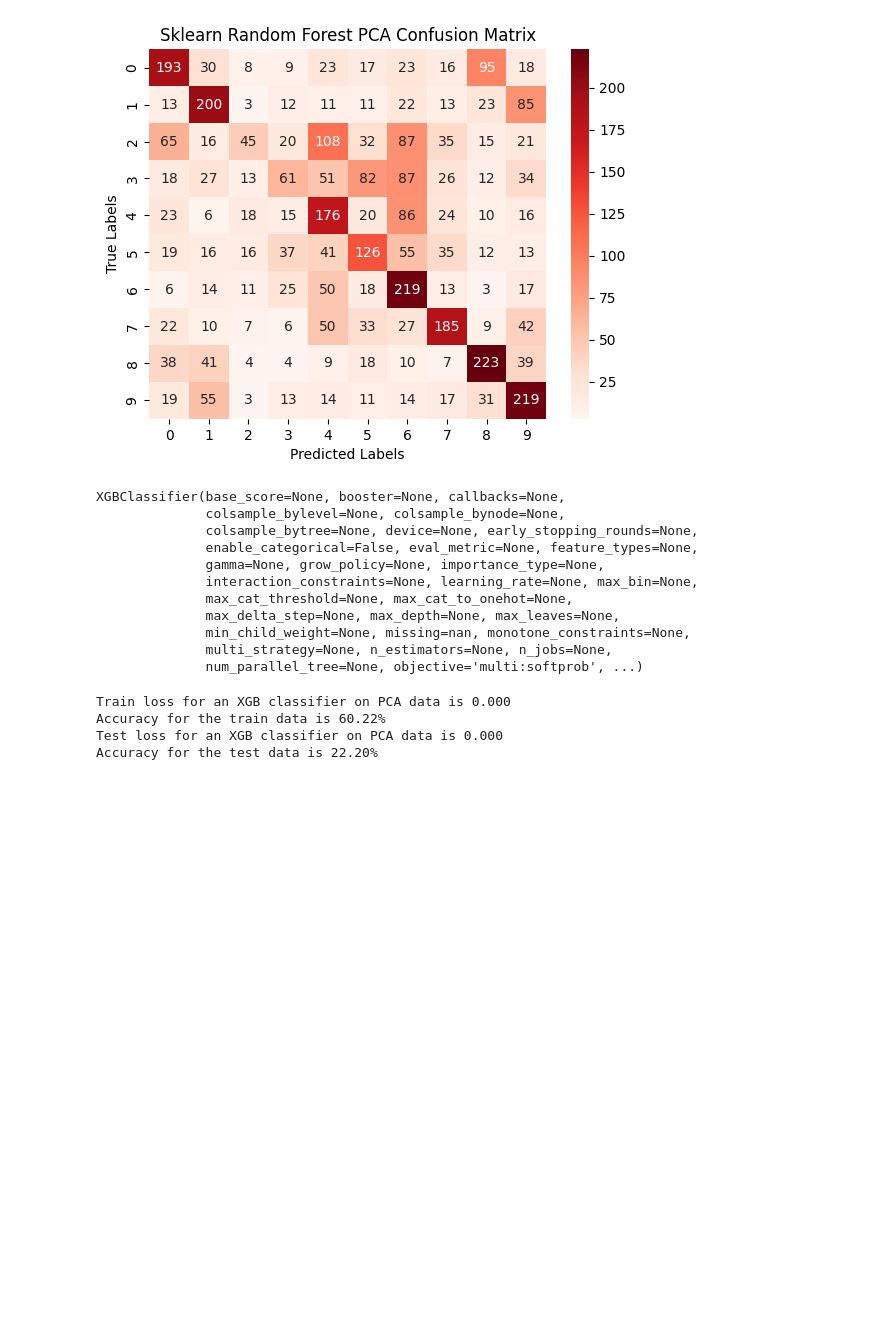
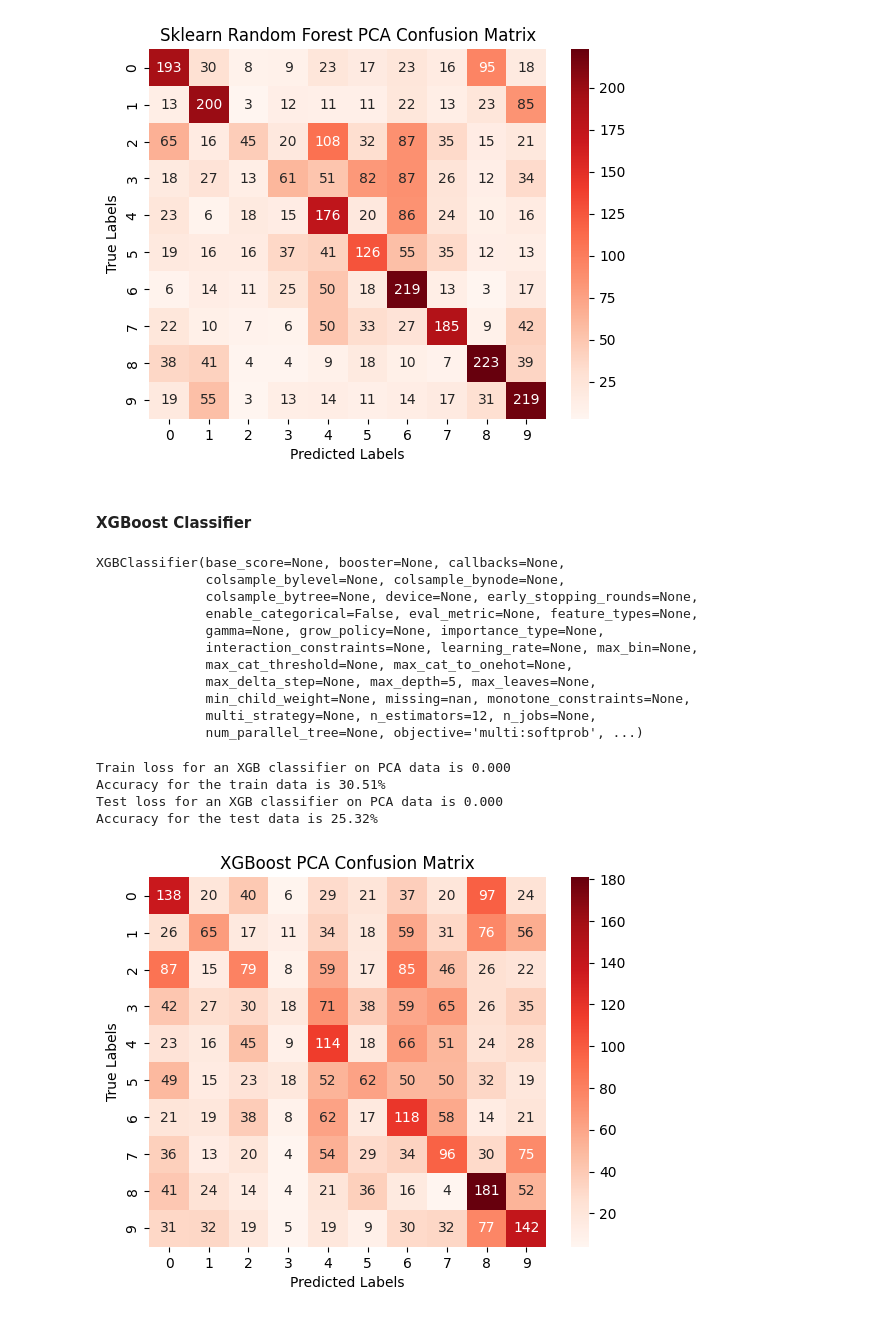
Before and after one commit to anderdc/cifar-10, a Jupyter notebook: models/ensembles.ipynb, the cells around one changed output. Drawn from its saved outputs; the diff is of its cells as text; code cells hidden in the pictures; blank space fills up the shorter version.

```diff
--- a/models/random_forests.ipynb
+++ b/models/ensembles.ipynb
@@ -154,23 +175,36 @@ plt.title("Sklearn Random Forest PCA Confusion Matrix")
 plt.show()
 # %% [output]
 [figure]
+# %% [markdown]
+#### XGBoost Classifier
 # %%
 # encoding the labels there is no error throw from .fit
 le = LabelEncoder()
 y_train_new = le.fit_transform(y_train)
+# y_train_new = np.asarray(y_train, dtype='int64')
 
 # this is also a way to fix that issue ^
-y_test_new = np.asarray(y_test, dtype='int64')
+# y_test_new = np.asarray(y_test, dtype='int64')
 y_test_new = le.transform(y_test)
 
 
-rf = XGBClassifier()
+rf = XGBClassifier(n_estimators=12, max_depth=5)
+'''
+n_estimators = number of trees, but in xtreme gradient boosting it also means number of boosting rounds
+max_depth = max tree depth
+gamma = min loss reduction required to make further partition on a leaf node of the tree
+reg_alpha = L1 regularization term
+reg_lambda = L2 regularization term
+colsample_bytree = the fraction of features used for each tree, between 0 and 1
+'''
+
 '''
 the XGBRFClassifier is a 'standard' implementation of a random forest classifier that builds trees independently in parallel
 the XGBClassifier is a gradient boosted framework that builds trees sequentially, each subsequent tree tries to
 correct the error of the previous, and the final outcome is a weighted sum of the trees. More weight is given to trees
 that better correct the previous error... thus this is not a 'true' random forest, but still an ensemble model
 '''
+
 rf.fit(X_train_pca, y_train_new)
 # %% [output]
 XGBClassifier(base_score=None, booster=None, callbacks=None,
@@ -180,11 +214,14 @@ XGBClassifier(base_score=None, booster=None, callbacks=None,
               gamma=None, grow_policy=None, importance_type=None,
               interaction_constraints=None, learning_rate=None, max_bin=None,
               max_cat_threshold=None, max_cat_to_onehot=None,
-              max_delta_step=None, max_depth=None, max_leaves=None,
+              max_delta_step=None, max_depth=5, max_leaves=None,
               min_child_weight=None, missing=nan, monotone_constraints=None,
-              multi_strategy=None, n_estimators=None, n_jobs=None,
+              multi_strategy=None, n_estimators=12, n_jobs=None,
               num_parallel_tree=None, objective='multi:softprob', ...)
 # %%
+labels = [str(x) for x in range(10)]
+
+# I couldn't get loss to work + didn't feel like putting in the effort to do that
 y_pred_train_pca = rf.predict_proba(X_train_pca)
 loss = log_loss(y_train_new, y_pred_train_pca, labels = labels)
 print(f'Train loss for an XGB classifier on PCA data is {loss:.3f}')
@@ -202,6 +239,17 @@ acc = accuracy_score(y_test_new, y_pred_test_pca, normalize=True)
 print(f'Accuracy for the test data is {acc*100:.2f}%')
 # %% [output]
 Train loss for an XGB classifier on PCA data is 0.000
-Accuracy for the train data is 60.22%
+Accuracy for the train data is 30.51%
 Test loss for an XGB classifier on PCA data is 0.000
-Accuracy for the test data is 22.20%
+Accuracy for the test data is 25.32%
+# %%
+# confusion matrix
+cm = confusion_matrix(y_test_new, y_pred_test_pca)
+
+sns.heatmap(cm, annot=True, fmt="d", cmap="Reds")
+plt.xlabel("Predicted Labels")
+plt.ylabel("True Labels")
+plt.title("XGBoost PCA Confusion Matrix")
+plt.show()
+# %% [output]
+[figure, added]
```
Also changed, not shown: parts of 5 cells of this notebook, 1 other file.
